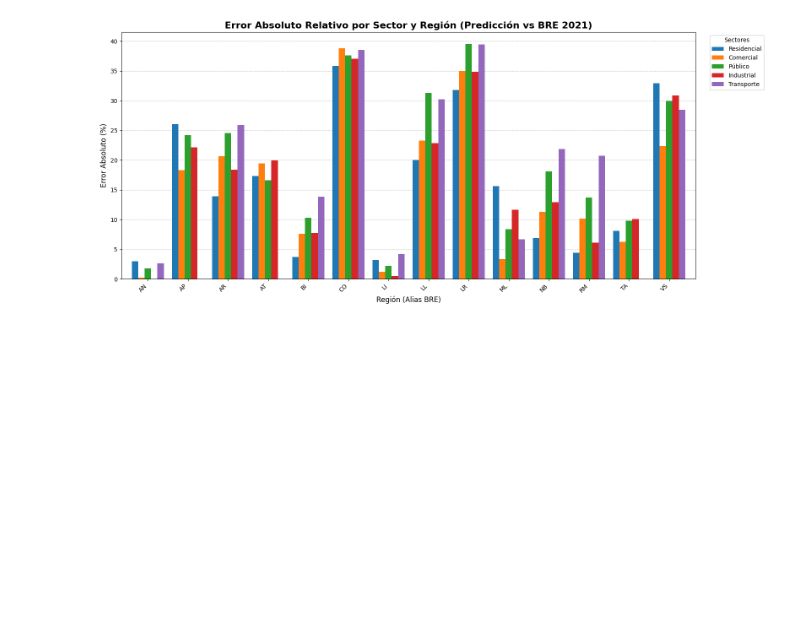
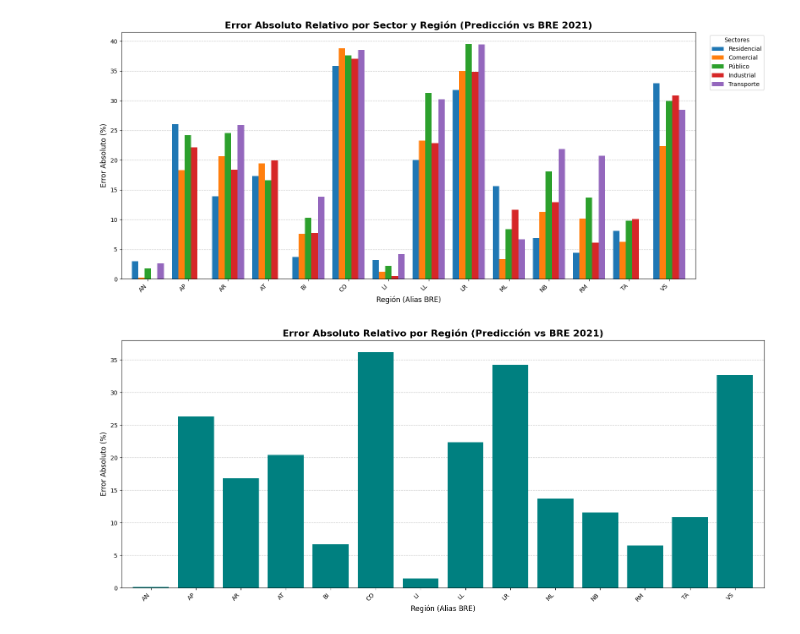
Before and after one commit to FCR-CSET-Merlin/MERLIN_EDM, a Jupyter notebook: prototipo_3/notebooks/modelo_reg.ipynb, the cells around one changed output. Drawn from its saved outputs; the diff is of its cells as text; code cells hidden in the pictures; blank space fills up the shorter version.

```diff
--- a/prototipo_3/notebooks/modelo_reg.ipynb
+++ b/prototipo_3/notebooks/modelo_reg.ipynb
@@ -422,3 +429,34 @@ plt.show()
 # %% [output]
 <Figure size 1600x700 with 0 Axes>
 [figure]
+# %%
+# Error absoluto en cada región
+df_comparacion["Error_Total"] = abs(df_comparacion["total_BRE_TWh"] - (df_comparacion["Total_Predicho_MWh"]/1e6))/df_comparacion["total_BRE_TWh"]
+
+# 5. Preparar los datos para el gráfico (fijar la región como índice)
+df_grafico = df_comparacion.set_index("región")["Error_Total"]
+
+# Multiplicamos por 100 para visualizar el error en Porcentaje (%)
+df_grafico_pct = df_grafico * 100
+
+
+# 2. Crear el Gráfico de Barras Agrupadas usando el parámetro 'color'
+plt.figure(figsize=(16, 7))
+
+# Reemplazamos colormap='Set2' por color=colores
+ax = df_grafico_pct.plot(kind='bar', figsize=(16, 7), width=0.8, color="teal", zorder=10)
+
+# Formatear el gráfico
+plt.title('Error Absoluto Relativo por Región (Predicción vs BRE 2021)', fontsize=16, fontweight='bold')
+plt.xlabel('Región (Alias BRE)', fontsize=12)
+plt.ylabel('Error Absoluto (%)', fontsize=12)
+
+
+# Ajustar visualización del eje X y grilla
+plt.xticks(rotation=45, ha='right')
+plt.grid(axis='y', linestyle='--', alpha=0.7, zorder=0)
+
+plt.tight_layout()
+plt.show()
+# %% [output]
+[figure, added]
```
Also changed, not shown: parts of 4 cells of this notebook.
